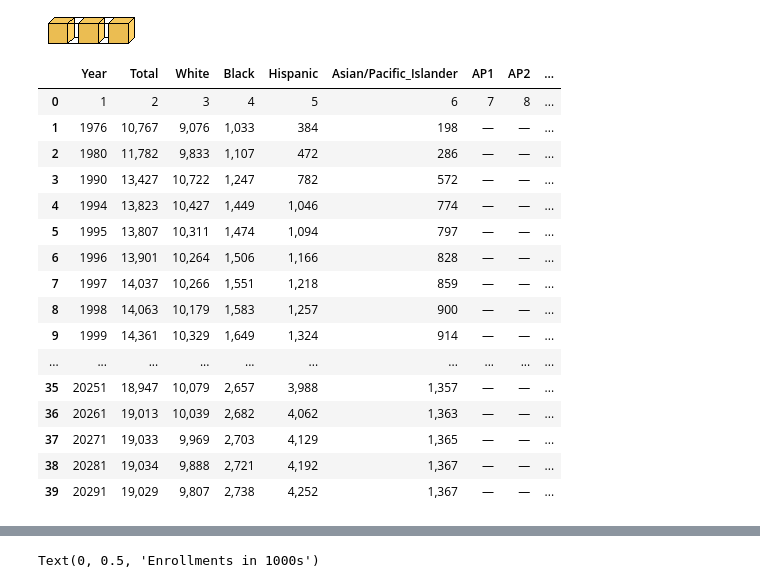
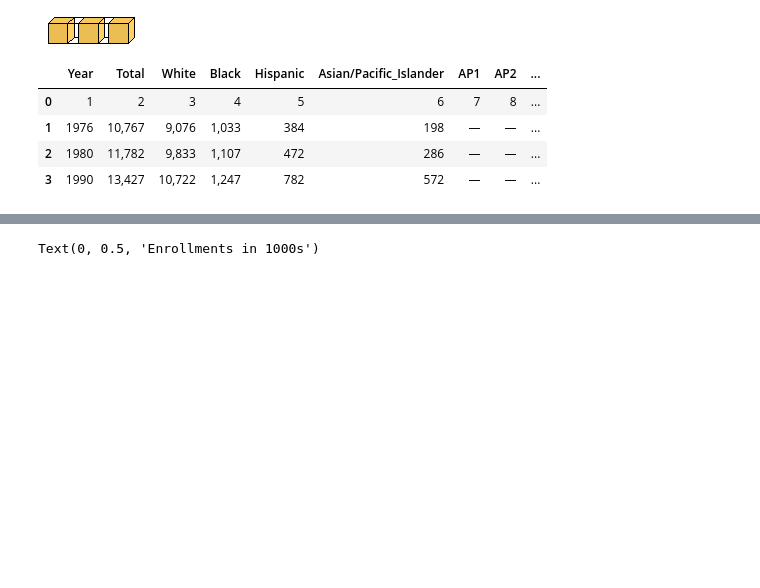
Before and after one commit to Vineet2107/HSO201_CourseProject, a Jupyter notebook: HSO_Arush.ipynb, the cells around one changed output, grey strips where cells are left out. Cells and saved outputs as stored; diff of their text form; code cells hidden in the pictures; blank space fills up the shorter version.

```diff
--- a/HSO_Arush.ipynb
+++ b/HSO_Arush.ipynb
@@ -853,25 +867,13 @@ visualkeras.layered_view(model)
 [figure]
 # %%
 df = pd.read_csv('/content/drive/MyDrive/ethnic enrollment trends.txt', delimiter=' ')
-df
+df.head(4)
 # %% [output]
 |  | Year | Total | White | Black | Hispanic | Asian/Pacific_Islander | AP1 | AP2 | ... |
 | 0 | 1 | 2 | 3 | 4 | 5 | 6 | 7 | 8 | ... |
 | 1 | 1976 | 10,767 | 9,076 | 1,033 | 384 | 198 | — | — | ... |
 | 2 | 1980 | 11,782 | 9,833 | 1,107 | 472 | 286 | — | — | ... |
 | 3 | 1990 | 13,427 | 10,722 | 1,247 | 782 | 572 | — | — | ... |
-| 4 | 1994 | 13,823 | 10,427 | 1,449 | 1,046 | 774 | — | — | ... |
-| 5 | 1995 | 13,807 | 10,311 | 1,474 | 1,094 | 797 | — | — | ... |
-| 6 | 1996 | 13,901 | 10,264 | 1,506 | 1,166 | 828 | — | — | ... |
-| 7 | 1997 | 14,037 | 10,266 | 1,551 | 1,218 | 859 | — | — | ... |
-| 8 | 1998 | 14,063 | 10,179 | 1,583 | 1,257 | 900 | — | — | ... |
-| 9 | 1999 | 14,361 | 10,329 | 1,649 | 1,324 | 914 | — | — | ... |
-| ... | ... | ... | ... | ... | ... | ... | ... | ... | ... |
-| 35 | 20251 | 18,947 | 10,079 | 2,657 | 3,988 | 1,357 | — | — | ... |
-| 36 | 20261 | 19,013 | 10,039 | 2,682 | 4,062 | 1,363 | — | — | ... |
-| 37 | 20271 | 19,033 | 9,969 | 2,703 | 4,129 | 1,365 | — | — | ... |
-| 38 | 20281 | 19,034 | 9,888 | 2,721 | 4,192 | 1,367 | — | — | ... |
-| 39 | 20291 | 19,029 | 9,807 | 2,738 | 4,252 | 1,367 | — | — | ... |
 # %%
 cols_1 = ['Year', 'Total', 'White', 'Black', 'Hispanic', 'Asian/Pacific_Islander', 'American_Indian/Alaska_Native']
 cols_2 = ['tear', 'total', 'white', 'black', 'hispanic', 'asian/pacific_islander', 'american_indian/alaska_native']
```
Also changed, not shown: parts of 3 cells of this notebook.
